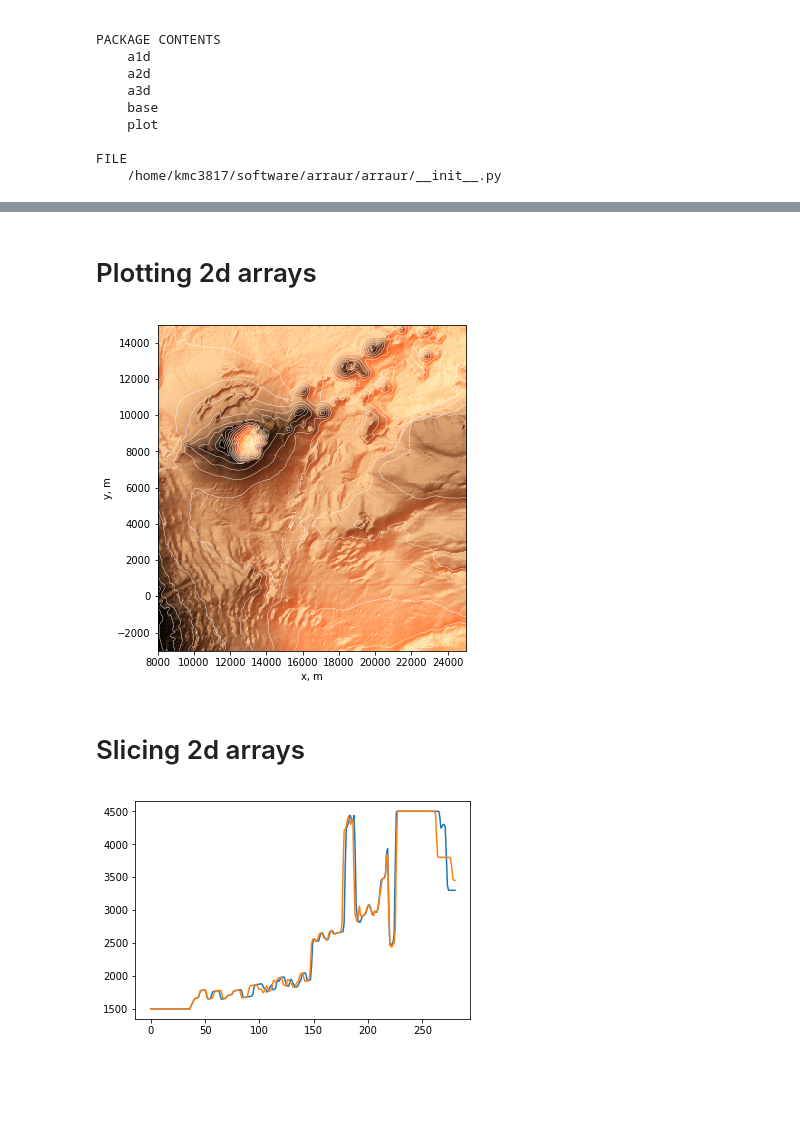
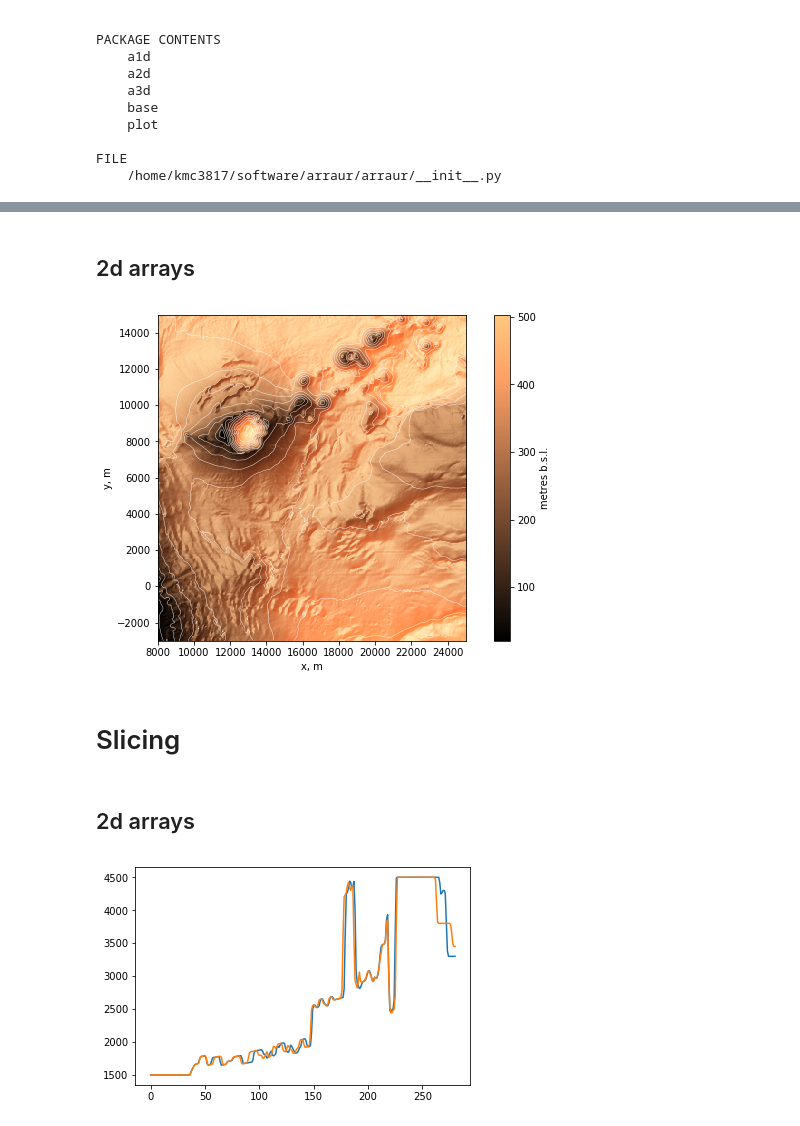
Before and after one commit to kmch/arrau, a Jupyter notebook: notebooks/arrau.ipynb, the cells around one changed output, grey strips where cells are left out. Drawn from its saved outputs; the diff is of its cells as text; code cells hidden in the pictures; blank space fills up the shorter version.

```diff
--- a/notebooks/arrau.ipynb
+++ b/notebooks/arrau.ipynb
@@ -59,5 +148,5 @@ OK
 # %% [markdown]
-# Plotting 2d arrays
+## 2d arrays
 # %%
 # data
 fname = 'downloaded/bt_kol01_shape341x361.mmp'
@@ -66,12 +155,14 @@ a = Surf(a, extent=[[8e3,25e3],[-3e3,15e3]])
 # %%
 # plot
 figure(10,6)
-a.plot(mode='shade', cmap='copper', alpha=1)
+a.plot(mode='shade', cmap='copper', alpha=1, label='metres b.s.l.')
 a.plot(mode='cr', colors='w')
 # %% [output]
-[figure, old version]
+[figure, new version]
+# %% [markdown]
+# Slicing
 # %% [markdown]
-# Slicing 2d arrays
+## 2d arrays
 # %%
 a = np.memmap('downloaded/marmousi2_vp_1361x281.mmp', dtype=np.float32, shape=(1361,281))
 a = Arr2d(a)
```
Also changed, not shown: parts of 26 cells of this notebook, 7 other files.
